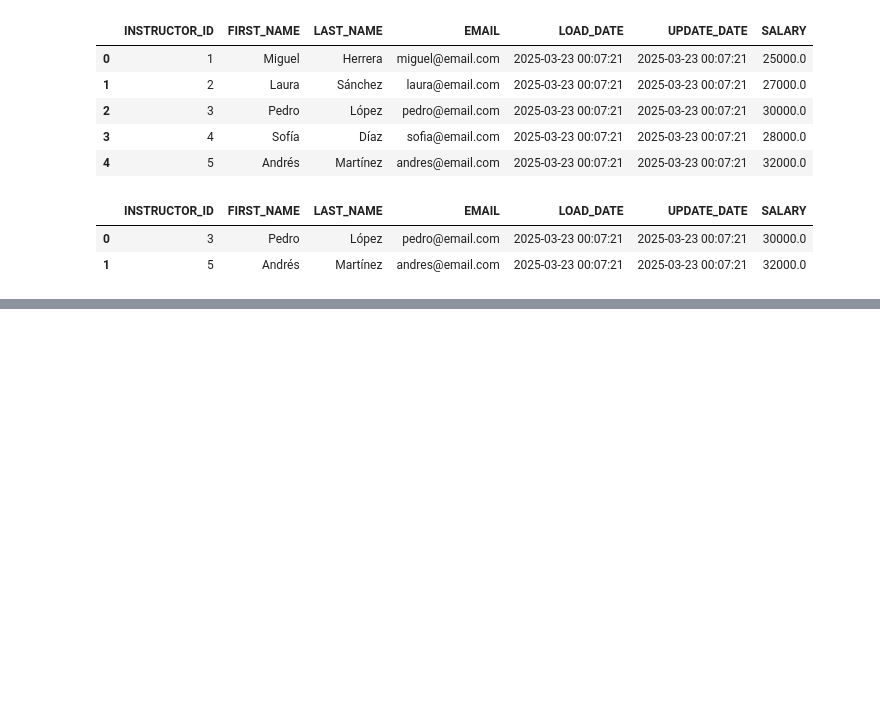
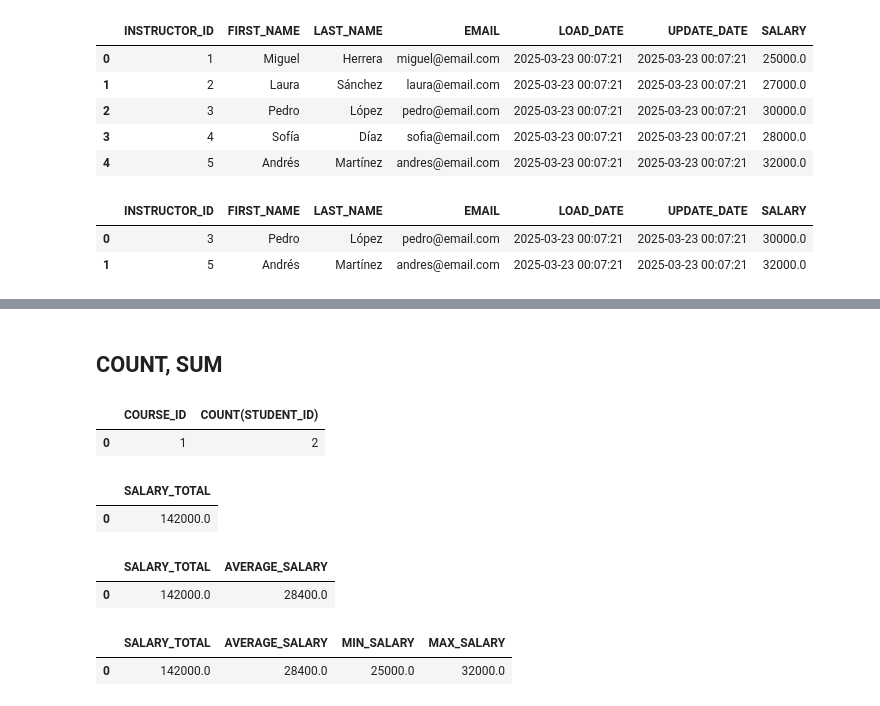
Before and after one commit to jasonssdev/platzi-db-sql, a Jupyter notebook: notebooks/02_jss_data_manipulation.ipynb, the cells around one changed output, grey strips where cells are left out. Drawn from its saved outputs; the diff is of its cells as text; code cells hidden in the pictures; blank space fills up the shorter version.

```diff
--- a/notebooks/02_jss_data_manipulation.ipynb
+++ b/notebooks/02_jss_data_manipulation.ipynb
@@ -183,0 +244,52 @@ conn.commit()
+# %% [markdown]
+## COUNT, SUM
+# %%
+query_select_students_courses = '''
+SELECT COURSE_ID, COUNT(STUDENT_ID)
+FROM STUDENTS_COURSES
+GROUP BY COURSE_ID
+HAVING COUNT(STUDENT_ID) > 1;
+'''
+
+cursor.execute(query_select_students_courses)
+df_students_courses =  pd.read_sql(query_select_students_courses, conn)
+df_students_courses.head()
+# %% [output]
+|  | COURSE_ID | COUNT(STUDENT_ID) |
+| 0 | 1 | 2 |
+# %%
+query_select_instructor = """
+SELECT SUM(SALARY) AS 'SALARY_TOTAL'
+FROM INSTRUCTORS;
+"""
+
+cursor.execute(query_select_instructor)
+df_instructors = pd.read_sql(query_select_instructor, conn)
+df_instructors.head()
+# %% [output]
+|  | SALARY_TOTAL |
+| 0 | 142000.0 |
+# %%
+query_select_instructor = """
+SELECT SUM(SALARY) AS 'SALARY_TOTAL', AVG(SALARY) AS 'AVERAGE_SALARY'
+FROM INSTRUCTORS;
+"""
+
+cursor.execute(query_select_instructor)
+df_instructors = pd.read_sql(query_select_instructor, conn)
+df_instructors.head()
+# %% [output]
+|  | SALARY_TOTAL | AVERAGE_SALARY |
+| 0 | 142000.0 | 28400.0 |
+# %%
+query_select_instructor = """
+SELECT SUM(SALARY) AS 'SALARY_TOTAL', AVG(SALARY) AS 'AVERAGE_SALARY', MIN(SALARY) AS 'MIN_SALARY', MAX(SALARY) AS 'MAX_SALARY'
+FROM INSTRUCTORS;
+"""
+
+cursor.execute(query_select_instructor)
+df_instructors = pd.read_sql(query_select_instructor, conn)
+df_instructors.head()
+# %% [output]
+|  | SALARY_TOTAL | AVERAGE_SALARY | MIN_SALARY | MAX_SALARY |
+| 0 | 142000.0 | 28400.0 | 25000.0 | 32000.0 |
```
Also changed, not shown: parts of 7 cells of this notebook.
